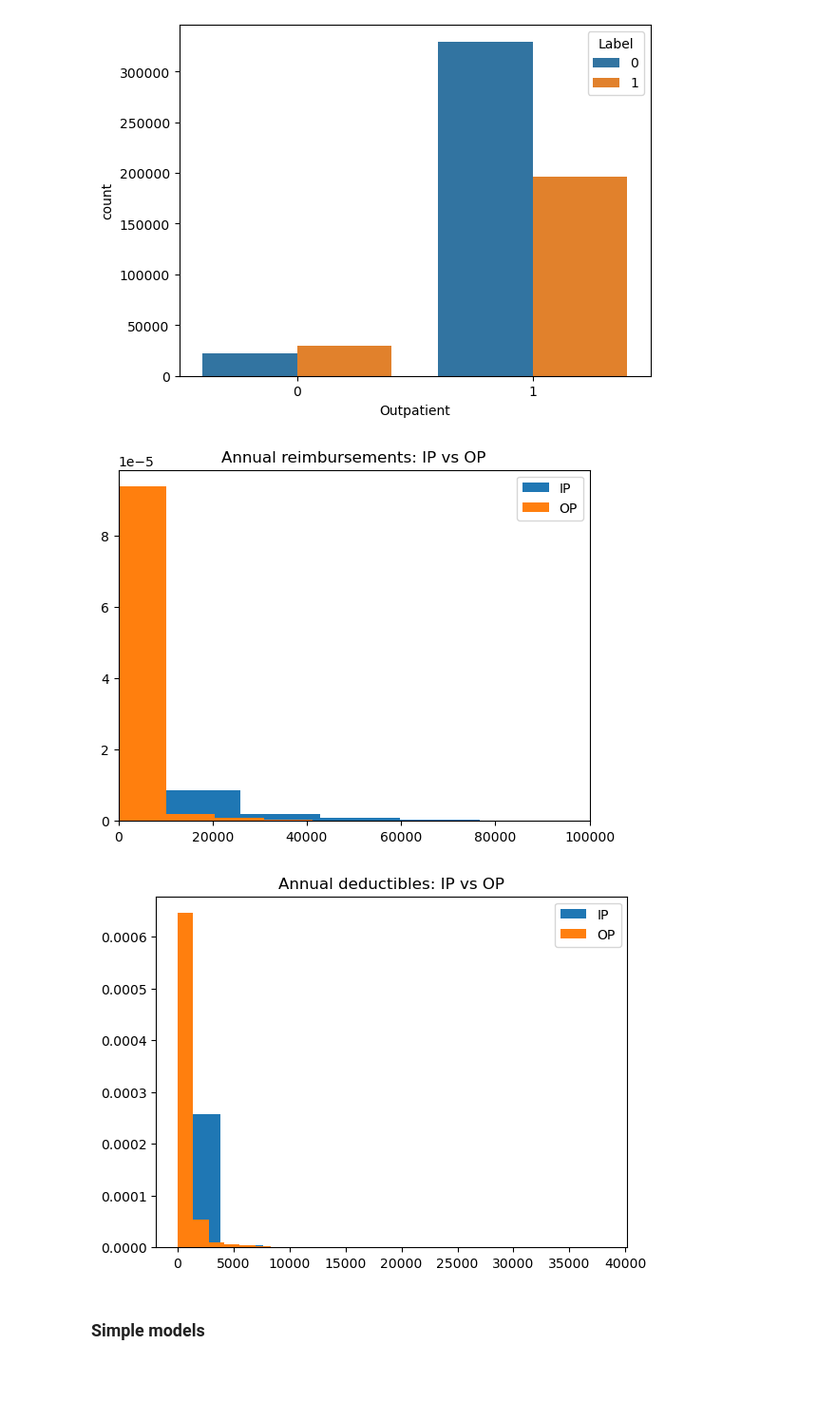
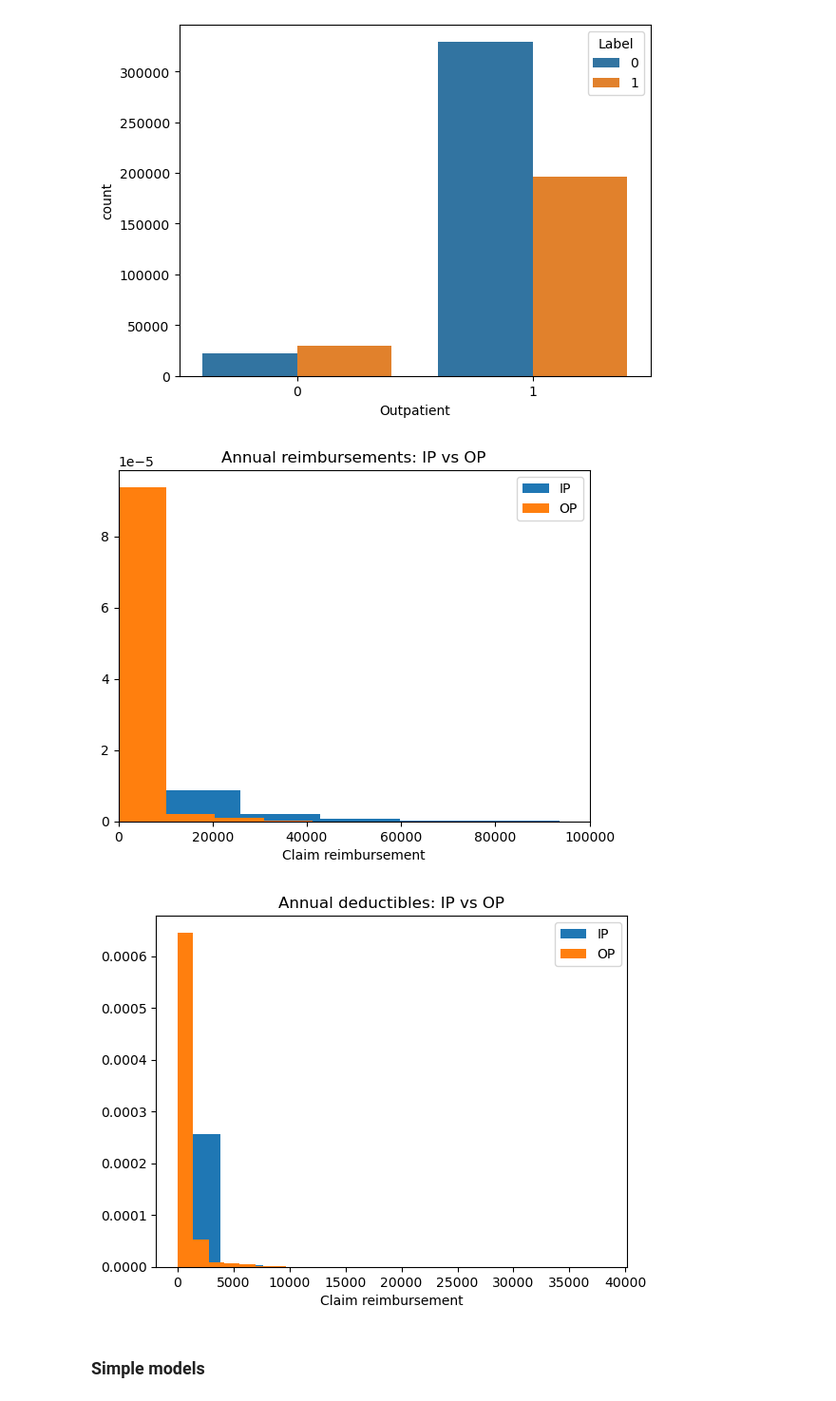
Before and after one commit to ingridchien/medical-provider-fraud-detection, a Jupyter notebook: Analysis.ipynb, the cells around one changed output. Shown at 95% size. Cells and saved outputs as stored; diff of their text form; code cells hidden in the pictures; blank space fills up the shorter version.

Commit message:
update correct plot x labels

```diff
--- a/Analysis.ipynb
+++ b/Analysis.ipynb
@@ -508,17 +508,19 @@ sns.countplot(x='Outpatient', hue='Label', data=df_full);
 # %%
 plt.hist(df_full['IPAnnualReimbursementAmt'], label='IP', density=True);
 plt.hist(df_full['OPAnnualReimbursementAmt'], label='OP', density=True);
 plt.title('Annual reimbursements: IP vs OP');
+plt.xlabel('Claim reimbursement');
 plt.xlim([0,100000]);
 plt.legend();
 plt.show();
 plt.hist(df_full['IPAnnualDeductibleAmt'], label='IP', density=True);
 plt.hist(df_full['OPAnnualDeductibleAmt'], label='OP', density=True);
 plt.title('Annual deductibles: IP vs OP');
+plt.xlabel('Claim reimbursement');
 plt.legend();
 # %% [output]
-[figure, old version]
+[figure, new version]
-[figure, old version]
+[figure, new version]
 # %% [markdown]
 ### Simple models
 # %%
```
Also changed, not shown: parts of 4 cells of this notebook.
